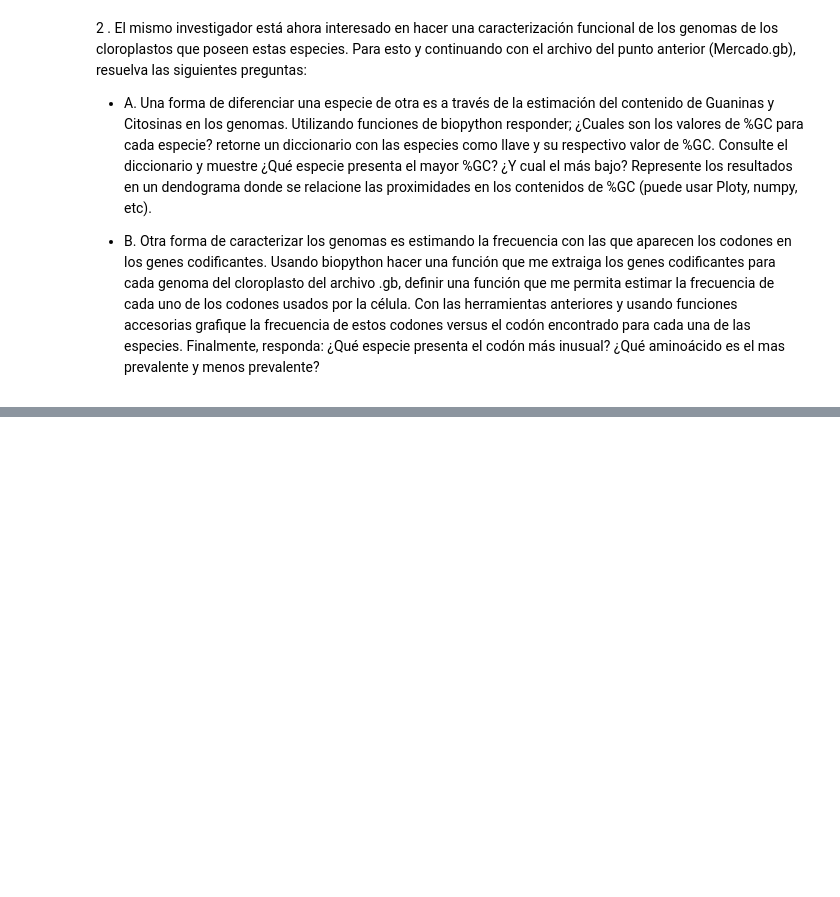
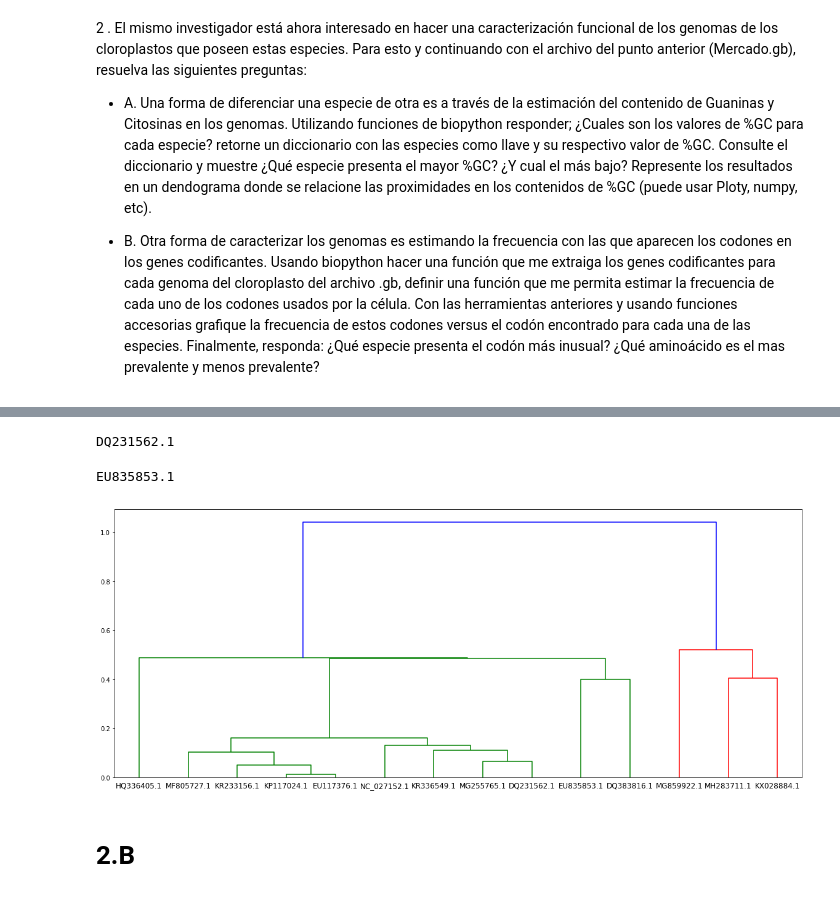
Before and after one commit to UniversidadEAFIT/compubiol_course, a Jupyter notebook: 20191/Talleres/Taller3/Taller3-ManejoArchivosBioPython.ipynb, the cells around one changed output, grey strips where cells are left out. Saved outputs shown, nothing was run; the diff lists cells and outputs as text; code cells hidden in the pictures; blank space fills up the shorter version.

```diff
--- a/20191/Talleres/Taller3/Taller3-ManejoArchivosBioPython.ipynb
+++ b/20191/Talleres/Taller3/Taller3-ManejoArchivosBioPython.ipynb
@@ -61,0 +96,13 @@ REFERENCE   2  (bases 1 to 122198)
+# %%
+## otra forma pero no siempre da, ya que no tiene en cuenta los taxones que estan mas adelante del contador
+ance=0
+for i in range(0,len(taxon)):
+    for j in range(0,len(taxon[i])):
+        try:
+            if taxon[i][j]==taxon[i+1][j]:
+                ance=j
+            else:
+                continue
+        except:
+            continue
+print(taxon[0][ance])
@@ -67,0 +119,17 @@ REFERENCE   2  (bases 1 to 122198)
+# %%
+from Bio import SeqIO
+from Bio.Seq import Seq
+from Bio.Alphabet import IUPAC
+handle = SeqIO.parse("Mercado.gb", "genbank")
+reads = []
+secuencias=[]
+ids=[]
+for read in handle:
+    reads.append(read)
+for i in reads:
+    secuencias.append(i.seq)
+suma = (secuencias[1].count("G") +secuencias[1].count("C"))/len(secuencias[1])
+## ids de cada specie
+for i in range(0,len(reads)):
+    aux = reads[i].id
+    ids.append(aux)
@@ -67,0 +156,36 @@ REFERENCE   2  (bases 1 to 122198)
+# %%
+mayor=""
+num=0
+for i in range(0,len(ids)):
+    if dic[ids[i]] > num:
+        num=dic[ids[i]]
+        mayor=ids[i]
+print(mayor)
+# %% [output]
+DQ231562.1
+# %%
+menor=""
+num1=1
+for i in range(0,len(ids)-1):
+    if dic[ids[i]] < num1:
+        num1=dic[ids[i]]
+        menor=ids[i]
+print(menor)
+# %% [output]
+EU835853.1
+# %%
+from scipy.cluster.hierarchy import dendrogram, linkage
+from matplotlib import pyplot as plt
+import numpy as np
+X = np.array([[33.90627119590804],[34.42549627135735], [34.8311756329890],[35.87297851387091], [36.36138387908663],[36.759617212751124],
+    [37.243747064543655],[37.37314891377885],[37.4382835724441], [37.54942005079465], [37.71035546699235],[37.81224741156999]
+    ,[37.86184803026014],[37.87344184609045],])
+linked = linkage(X, 'single')
+labelList = ids
+plt.figure(figsize=(20, 8))
+dendrogram(linked, orientation='top',labels=ids,distance_sort='ascending', show_leaf_counts=False)
+plt.show()
+# %% [output]
+[figure, added]
+# %% [markdown]
+# 2.B #
```
Also changed, not shown: parts of 22 cells of this notebook, 1 other file.
